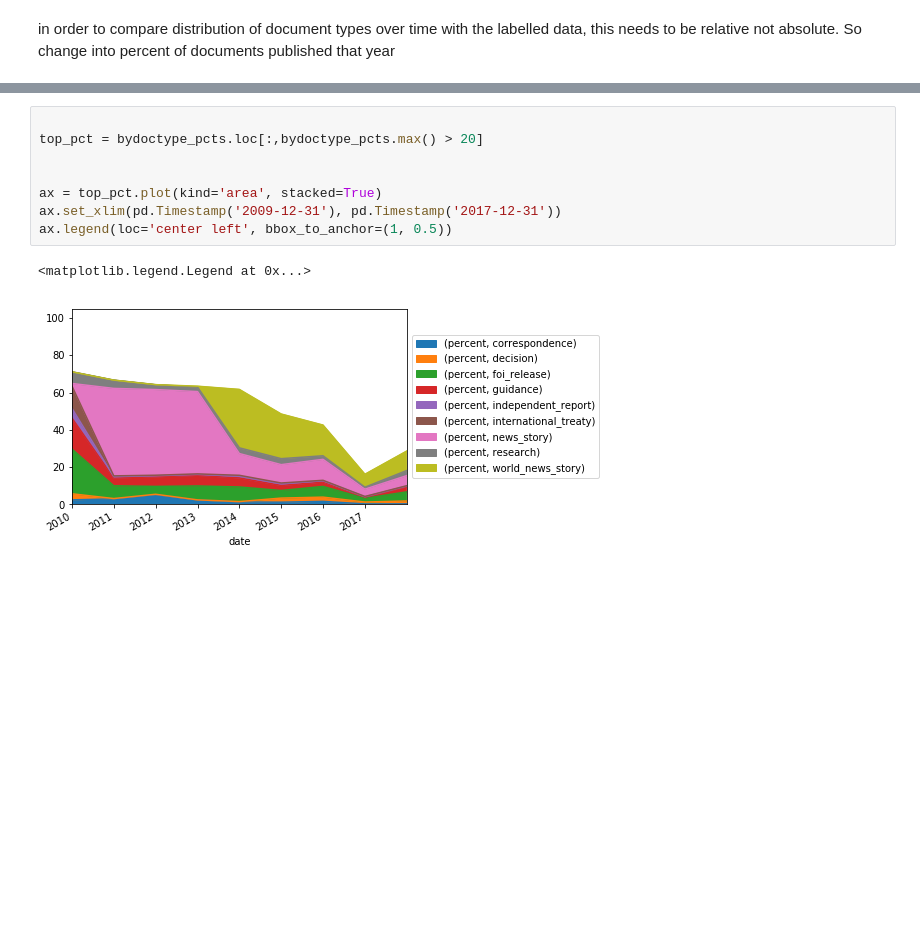
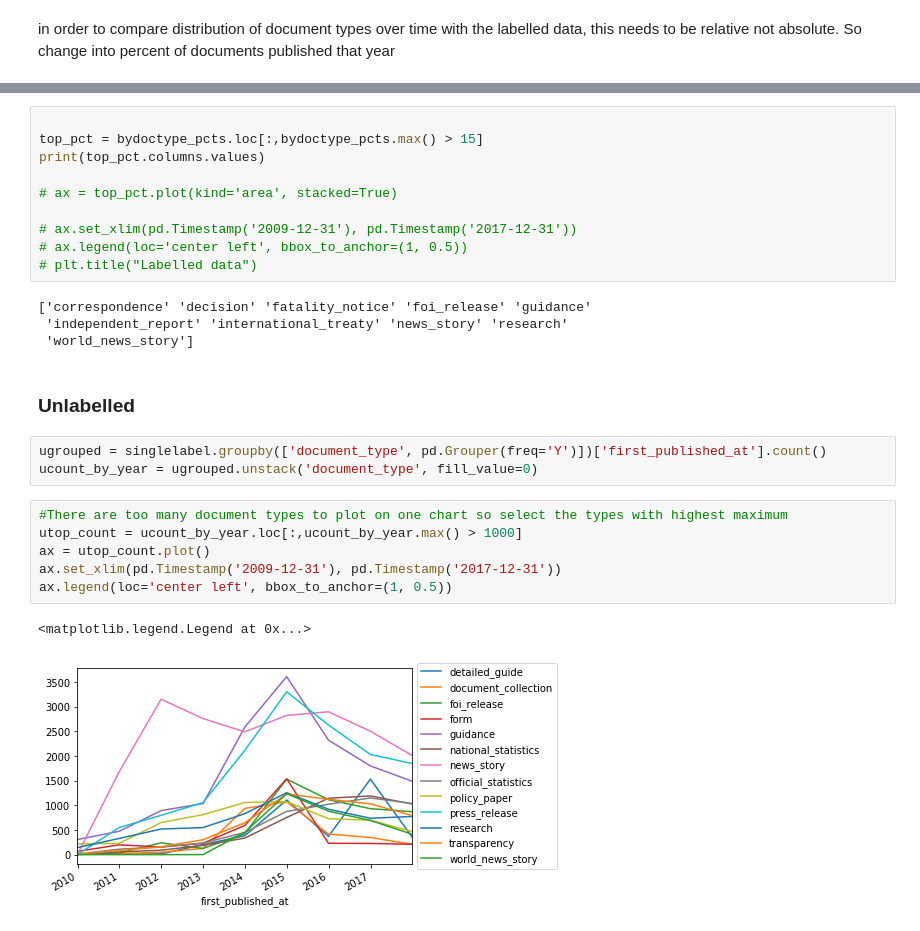
Before and after one commit to alphagov/govuk-taxonomy-supervised-learning, a Jupyter notebook: python/notebooks/EDA-MU.ipynb, the cells around one changed output, grey strips where cells are left out. Cells and saved outputs as stored; diff of their text form; blank space fills up the shorter version.

Commit message:
Compare labelled/unlabelled document types over time

```diff
--- a/python/notebooks/EDA-MU.ipynb
+++ b/python/notebooks/EDA-MU.ipynb
@@ -564,11 +585,28 @@ bydoctype_pcts = bydoctype_year.groupby(level=0).apply(lambda x:
 # %%
 
-top_pct = bydoctype_pcts.loc[:,bydoctype_pcts.max() > 20]
+top_pct = bydoctype_pcts.loc[:,bydoctype_pcts.max() > 15]
+print(top_pct.columns.values)
 
+# ax = top_pct.plot(kind='area', stacked=True)
 
-ax = top_pct.plot(kind='area', stacked=True)
-ax.set_xlim(pd.Timestamp('2009-12-31'), pd.Timestamp('2017-12-31'))
-ax.legend(loc='center left', bbox_to_anchor=(1, 0.5))
+# ax.set_xlim(pd.Timestamp('2009-12-31'), pd.Timestamp('2017-12-31'))
+# ax.legend(loc='center left', bbox_to_anchor=(1, 0.5))
+# plt.title("Labelled data")
 # %% [output]
-<matplotlib.legend.Legend at 0x...>
+['correspondence' 'decision' 'fatality_notice' 'foi_release' 'guidance'
+ 'independent_report' 'international_treaty' 'news_story' 'research'
+ 'world_news_story']
-[figure, removed]
+# %% [markdown]
+### Unlabelled
+# %%
+ugrouped = singlelabel.groupby(['document_type', pd.Grouper(freq='Y')])['first_published_at'].count()
+ucount_by_year = ugrouped.unstack('document_type', fill_value=0)
+# %%
+#There are too many document types to plot on one chart so select the types with highest maximum
+utop_count = ucount_by_year.loc[:,ucount_by_year.max() > 1000]
+ax = utop_count.plot()
+ax.set_xlim(pd.Timestamp('2009-12-31'), pd.Timestamp('2017-12-31'))
+ax.legend(loc='center left', bbox_to_anchor=(1, 0.5))
+# %% [output]
+<matplotlib.legend.Legend at 0x...>
+[figure, added]
```
Also changed, not shown: parts of 16 cells of this notebook.
